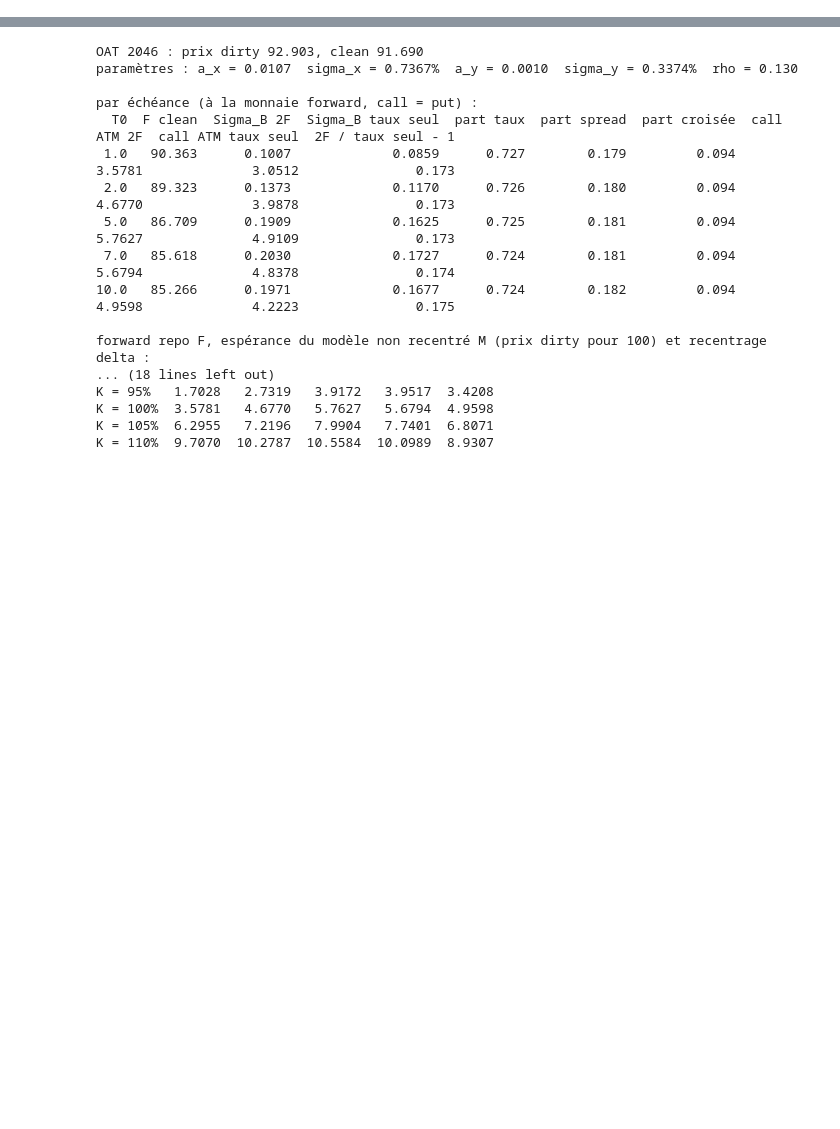
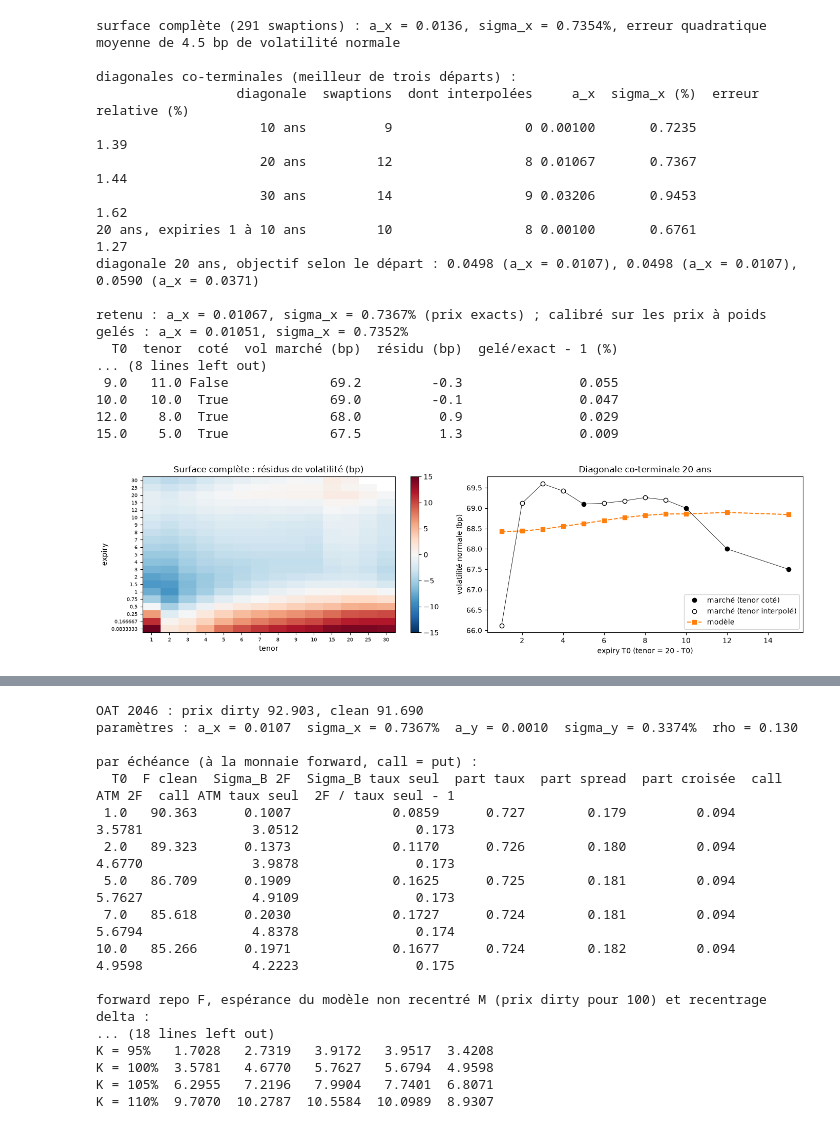
Before and after one commit to alexisdantzikian/BondOptionPricer, a Jupyter notebook: main/oat_option_pricer.ipynb, the cells around one changed output, grey strips where cells are left out. Cells and saved outputs as stored; diff of their text form; code cells hidden in the pictures; blank space fills up the shorter version.

```diff
--- a/main/oat_option_pricer.ipynb
+++ b/main/oat_option_pricer.ipynb
@@ -1989,0 +1000,64 @@ Les prix sont exacts (section 7.4) ; l'erreur de l'approximation de Russo et al.
+# %%
+swaptions = swaption_table(curve, cube)
+res_full = calibrate(curve, swaptions)
+tab_full = residuals(curve, *res_full.x, swaptions)
+print(f"surface complète ({len(swaptions)} swaptions) : a_x = {res_full.x[0]:.4f}, sigma_x = {res_full.x[1]:.4%}, "
+      f"erreur quadratique moyenne de {np.sqrt(np.mean(tab_full['residu_bp']**2)):.1f} bp de volatilité normale")
+
+T_STAR = round(oat46.T[-1])
+rows, res_diag = [], {}
+for Ts in [10, 20, 30]:
+    jeu = coterminal(curve, cube, Ts)
+    r, essais = calibrate_best(curve, jeu)
+    res_diag[Ts] = (r, jeu, essais)
+    rows.append({"diagonale": f"{Ts} ans", "swaptions": len(jeu), "dont interpolées": int((~jeu["coté"]).sum()),
+                 "a_x": r.x[0], "sigma_x (%)": r.x[1] * 100, "erreur relative (%)": r.fun / np.sqrt(len(jeu)) * 100})
+jeu_opt = coterminal(curve, cube, T_STAR, T0_max=max(ECHEANCES))
+r_opt, _ = calibrate_best(curve, jeu_opt)
+rows.append({"diagonale": f"{T_STAR} ans, expiries 1 à {max(ECHEANCES):g} ans", "swaptions": len(jeu_opt), "dont interpolées": int((~jeu_opt["coté"]).sum()),
+             "a_x": r_opt.x[0], "sigma_x (%)": r_opt.x[1] * 100, "erreur relative (%)": r_opt.fun / np.sqrt(len(jeu_opt)) * 100})
+print("\ndiagonales co-terminales (meilleur de trois départs) :")
+print(pd.DataFrame(rows).round({"a_x": 5, "sigma_x (%)": 4, "erreur relative (%)": 2}).to_string(index=False))
+r_diag, jeu, essais = res_diag[T_STAR]
+print(f"diagonale {T_STAR} ans, objectif selon le départ : " + ", ".join(f"{r.fun:.4f} (a_x = {r.x[0]:.4f})" for r in essais))
+
+A_X, S_X = r_diag.x
+tab_diag = residuals(curve, A_X, S_X, jeu)
+tab_diag["gelé/exact - 1 (%)"] = (model_prices(curve, A_X, S_X, jeu, exact=False) / tab_diag["prix_mod"] - 1) * 100
+r_g = calibrate(curve, jeu, (A_X, S_X), exact=False)
+print(f"\nretenu : a_x = {A_X:.5f}, sigma_x = {S_X:.4%} (prix exacts) ; calibré sur les prix à poids gelés : a_x = {r_g.x[0]:.5f}, sigma_x = {r_g.x[1]:.4%}")
+print(tab_diag.assign(vol=tab_diag["vol"] * 1e4).rename(columns={"vol": "vol marché (bp)", "residu_bp": "résidu (bp)"})
+      [["T0", "tenor", "coté", "vol marché (bp)", "résidu (bp)", "gelé/exact - 1 (%)"]].round({"vol marché (bp)": 1, "résidu (bp)": 1, "gelé/exact - 1 (%)": 3}).to_string(index=False))
+
+fig, ax = plt.subplots(1, 2, figsize=(14, 4))
+piv = tab_full.pivot(index="T0", columns="tenor", values="residu_bp")
+im = ax[0].imshow(piv.values, aspect="auto", cmap="RdBu_r", vmin=-15, vmax=15, origin="lower")
+ax[0].set_xticks(range(len(piv.columns))); ax[0].set_xticklabels([f"{c:g}" for c in piv.columns], fontsize=7)
+ax[0].set_yticks(range(len(piv.index))); ax[0].set_yticklabels([f"{i:g}" for i in piv.index], fontsize=7)
+ax[0].set_xlabel("tenor"); ax[0].set_ylabel("expiry"); ax[0].set_title("Surface complète : résidus de volatilité (bp)"); plt.colorbar(im, ax=ax[0])
+cote = tab_diag["coté"]
+ax[1].plot(tab_diag["T0"], tab_diag["vol"] * 1e4, "k-", lw=0.6)
+ax[1].plot(tab_diag.loc[cote, "T0"], tab_diag.loc[cote, "vol"] * 1e4, "ko", label="marché (tenor coté)")
+ax[1].plot(tab_diag.loc[~cote, "T0"], tab_diag.loc[~cote, "vol"] * 1e4, "o", mfc="white", mec="k", label="marché (tenor interpolé)")
+ax[1].plot(tab_diag["T0"], tab_diag["vol"] * 1e4 + tab_diag["residu_bp"], "s--", label="modèle")
+ax[1].set_xlabel(f"expiry T0 (tenor = {T_STAR} - T0)"); ax[1].set_ylabel("volatilité normale (bp)"); ax[1].legend(); ax[1].set_title(f"Diagonale co-terminale {T_STAR} ans")
+plt.tight_layout(); plt.show()
+# %% [output]
+surface complète (291 swaptions) : a_x = 0.0136, sigma_x = 0.7354%, erreur quadratique moyenne de 4.5 bp de volatilité normale
+
+diagonales co-terminales (meilleur de trois départs) :
+                  diagonale  swaptions  dont interpolées     a_x  sigma_x (%)  erreur relative (%)
+                     10 ans          9                 0 0.00100       0.7235                 1.39
+                     20 ans         12                 8 0.01067       0.7367                 1.44
+                     30 ans         14                 9 0.03206       0.9453                 1.62
+20 ans, expiries 1 à 10 ans         10                 8 0.00100       0.6761                 1.27
+diagonale 20 ans, objectif selon le départ : 0.0498 (a_x = 0.0107), 0.0498 (a_x = 0.0107), 0.0590 (a_x = 0.0371)
+
+retenu : a_x = 0.01067, sigma_x = 0.7367% (prix exacts) ; calibré sur les prix à poids gelés : a_x = 0.01051, sigma_x = 0.7352%
+  T0  tenor  coté  vol marché (bp)  résidu (bp)  gelé/exact - 1 (%)
+... (8 lines left out)
+ 9.0   11.0 False             69.2         -0.3               0.055
+10.0   10.0  True             69.0         -0.1               0.047
+12.0    8.0  True             68.0          0.9               0.029
+15.0    5.0  True             67.5          1.3               0.009
+[figure, added]
```
Also changed, not shown: parts of 71 cells of this notebook, 1 other file.
